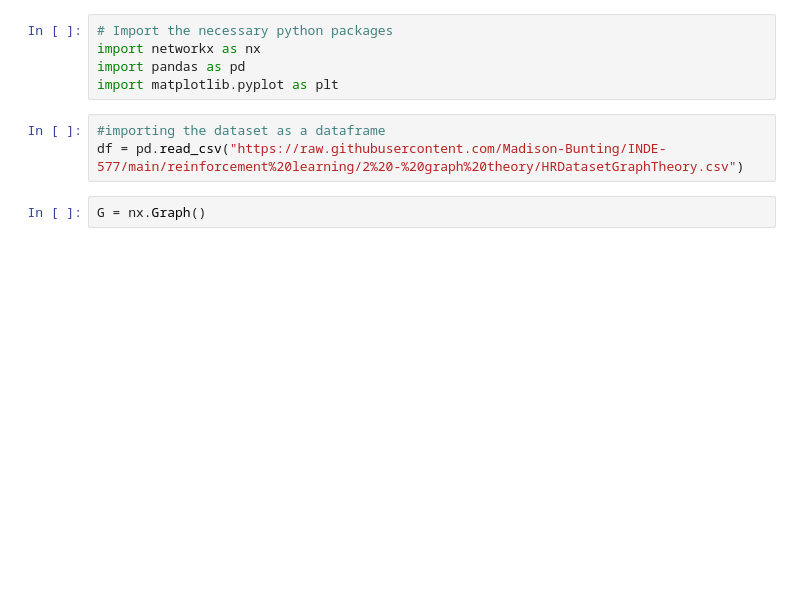
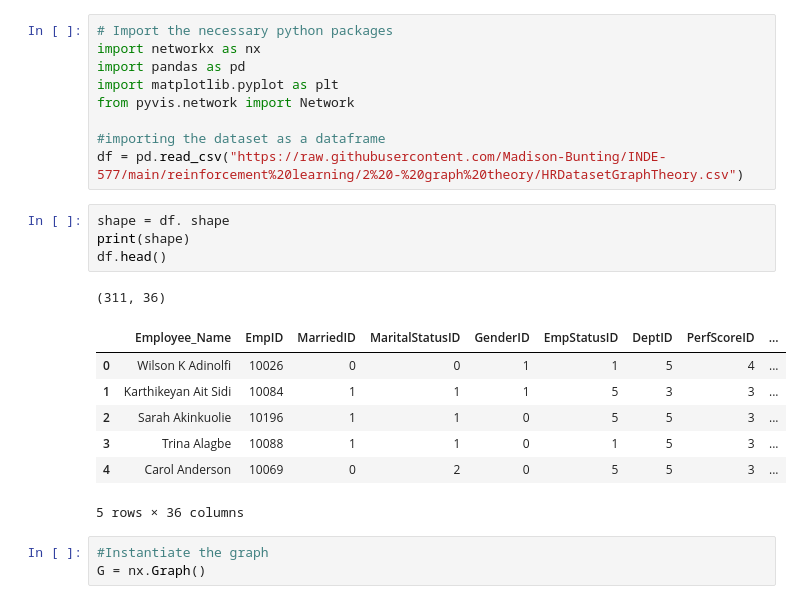
Before and after one commit to Madison-Bunting/INDE-577, a Jupyter notebook: reinforcement learning/2 - graph theory/Graph Theory.ipynb, the cells around one changed output. Saved outputs shown, nothing was run; the diff lists cells and outputs as text; blank space fills up the shorter version.

```diff
--- a/reinforcement learning/2 - graph theory/Graph Theory.ipynb
+++ b/reinforcement learning/2 - graph theory/Graph Theory.ipynb
@@ -6,10 +6,25 @@ This notebook will construct a graph of the manager-employee relationships withi
 import networkx as nx
 import pandas as pd
 import matplotlib.pyplot as plt
+from pyvis.network import Network
+
+#importing the dataset as a dataframe
+df = pd.read_csv("https://raw.githubusercontent.com/Madison-Bunting/INDE-577/main/reinforcement%20learning/2%20-%20graph%20theory/HRDatasetGraphTheory.csv")
-# %%
-#importing the dataset as a dataframe
-df = pd.read_csv("https://raw.githubusercontent.com/Madison-Bunting/INDE-577/main/reinforcement%20learning/2%20-%20graph%20theory/HRDatasetGraphTheory.csv")
-# %%
-G = nx.Graph()
+# %%
+shape = df. shape
+print(shape)
+df.head()
+# %% [output]
+(311, 36)
+|  | Employee_Name | EmpID | MarriedID | MaritalStatusID | GenderID | EmpStatusID | DeptID | PerfScoreID | ... |
+| 0 | Wilson K Adinolfi | 10026 | 0 | 0 | 1 | 1 | 5 | 4 | ... |
+| 1 | Karthikeyan Ait Sidi | 10084 | 1 | 1 | 1 | 5 | 3 | 3 | ... |
+| 2 | Sarah Akinkuolie | 10196 | 1 | 1 | 0 | 5 | 5 | 3 | ... |
+| 3 | Trina Alagbe | 10088 | 1 | 1 | 0 | 1 | 5 | 3 | ... |
+| 4 | Carol Anderson | 10069 | 0 | 2 | 0 | 5 | 5 | 3 | ... |
+5 rows × 36 columns
+# %%
+#Instantiate the graph
+G = nx.Graph()
 # %%
 nodes_list = df['Employee_Name']
```
Also changed, not shown: parts of 8 cells of this notebook, 3 other files.
